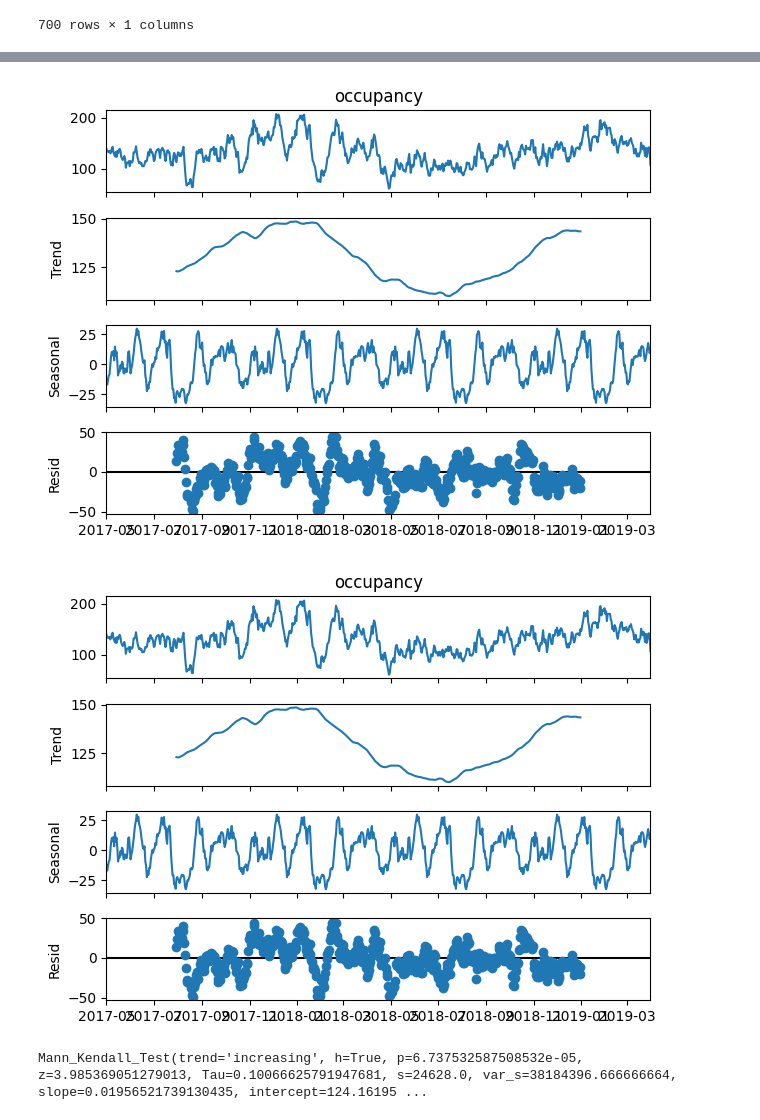
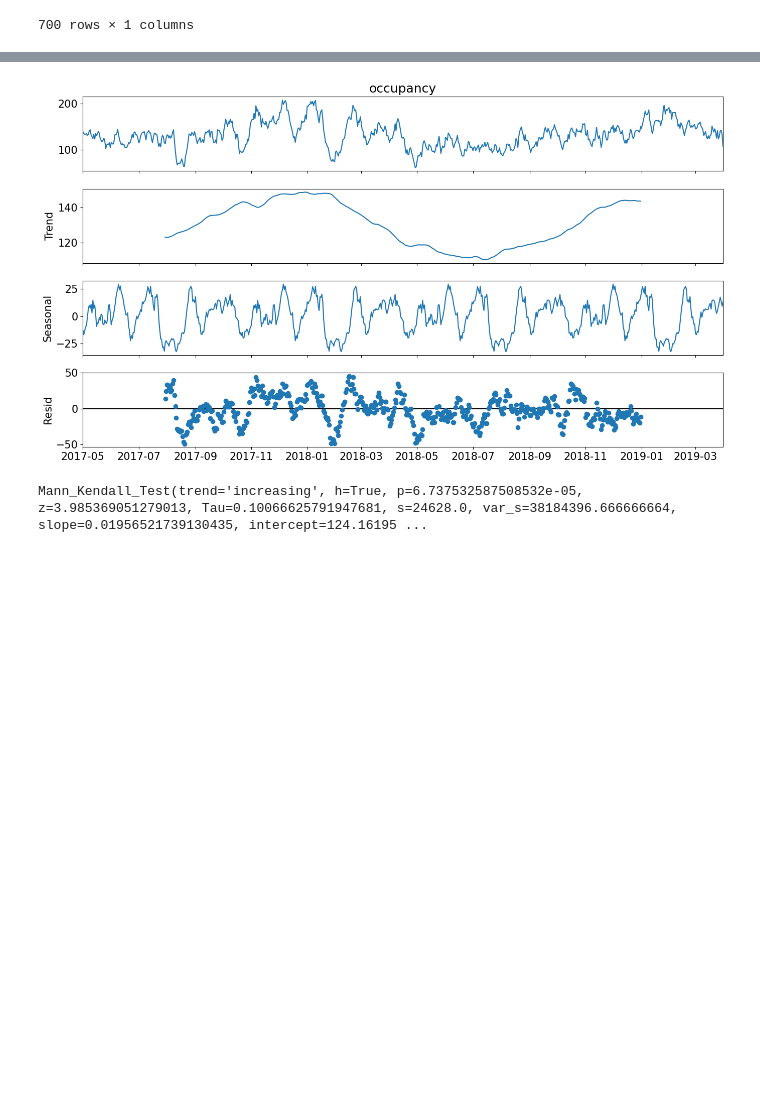
Before and after one commit to aaronbittel/intelligent-planning-of-care-staff, a Jupyter notebook: holt_winter/holt_winter_notebook.ipynb, the cells around one changed output, grey strips where cells are left out. Drawn from its saved outputs; the diff is of its cells as text; code cells hidden in the pictures; blank space fills up the shorter version.

```diff
--- a/holt_winter/holt_winter_notebook.ipynb
+++ b/holt_winter/holt_winter_notebook.ipynb
@@ -68,17 +67,15 @@ health[["occupancy"]].plot(title="occupancy Data")
 # %%
 # sesonale Dekomposition
 health.index.freq = "D"
 
+plt.rc("figure", figsize=(14, 8))
+plt.rc("font", size=15)
 
 decompose_result = seasonal_decompose(
     health["occupancy"], model="additive", period=180
-)
-
-
-decompose_result.plot()
+).plot()
 # %% [output]
-[figure, old version]
+[figure, new version]
-[figure, removed]
 # %%
 # Trend Test
 result = mk.original_test(health["occupancy"])
```
Also changed, not shown: parts of 9 cells of this notebook.
